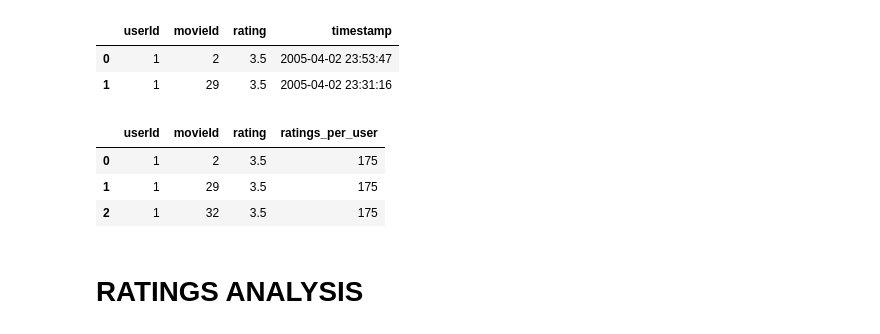
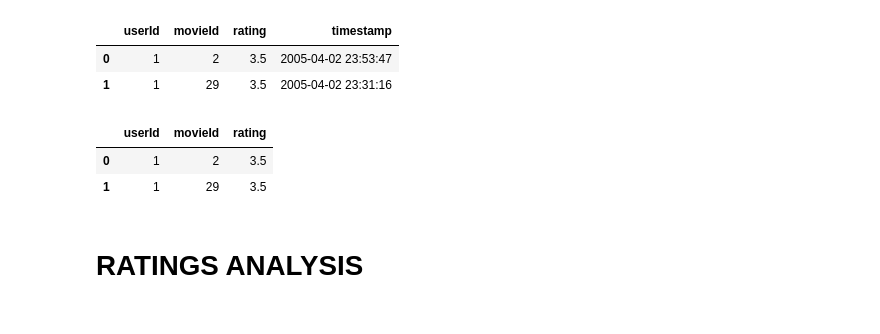
Before and after one commit to jcrigoni/grand_ml_project, a Jupyter notebook: Exploratory_Data_Analysis.ipynb, the cells around one changed output. Drawn from its saved outputs; the diff is of its cells as text; code cells hidden in the pictures.

```diff
--- a/Exploratory_Data_Analysis.ipynb
+++ b/Exploratory_Data_Analysis.ipynb
@@ -15,13 +19,15 @@ df.head(2)
 | 0 | 1 | 2 | 3.5 | 2005-04-02 23:53:47 |
 | 1 | 1 | 29 | 3.5 | 2005-04-02 23:31:16 |
 # %%
+# Drop timestamp column
 df = df.drop(columns=['timestamp'])
-df.head(3)
+
+# Display the first 2 rows
+df.head(2)
 # %% [output]
-|  | userId | movieId | rating | ratings_per_user |
-| 0 | 1 | 2 | 3.5 | 175 |
-| 1 | 1 | 29 | 3.5 | 175 |
-| 2 | 1 | 32 | 3.5 | 175 |
+|  | userId | movieId | rating |
+| 0 | 1 | 2 | 3.5 |
+| 1 | 1 | 29 | 3.5 |
 # %% [markdown]
 # RATINGS ANALYSIS
 # %% [markdown]
```
Also changed, not shown: parts of 114 cells of this notebook, 2 other files.
